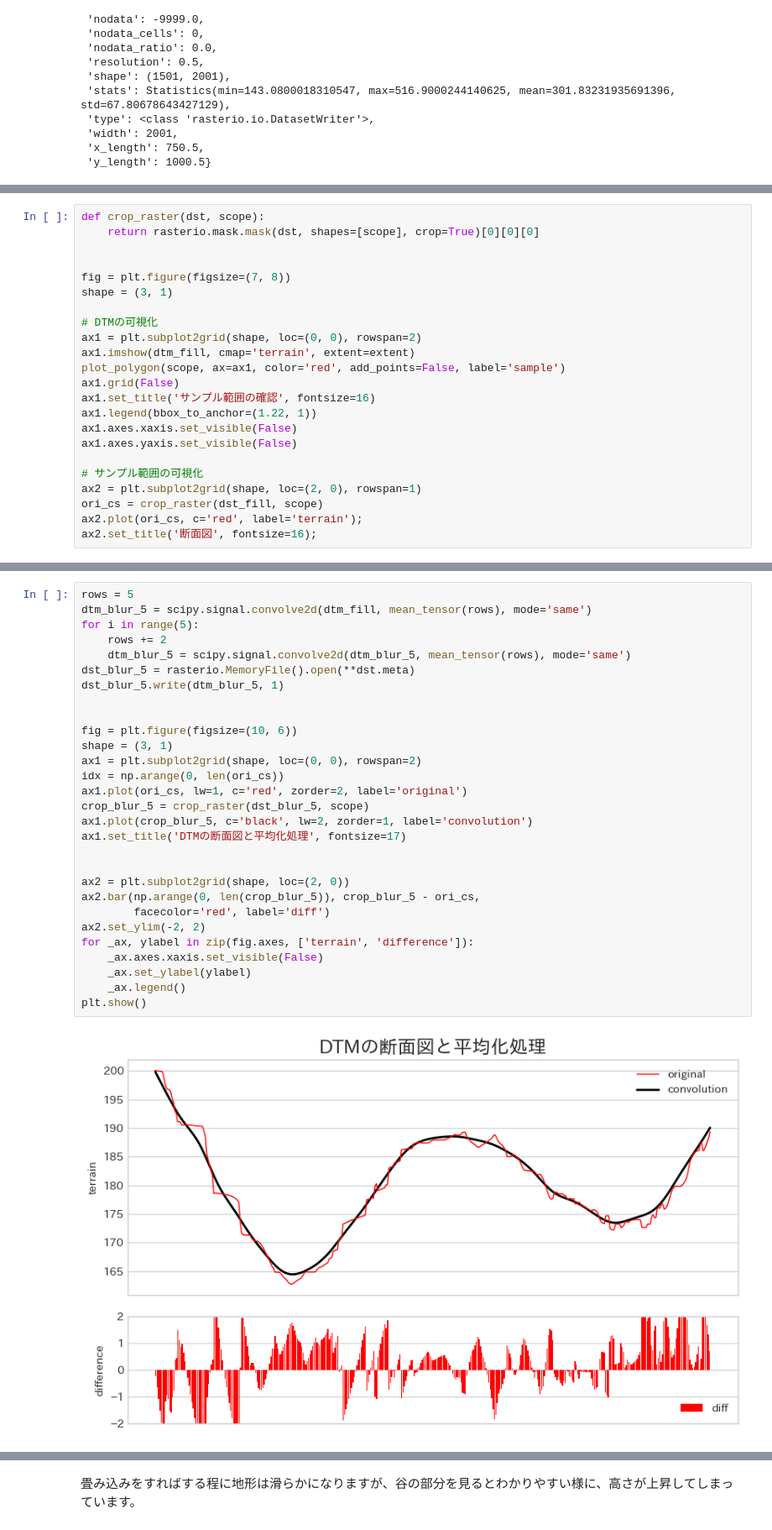
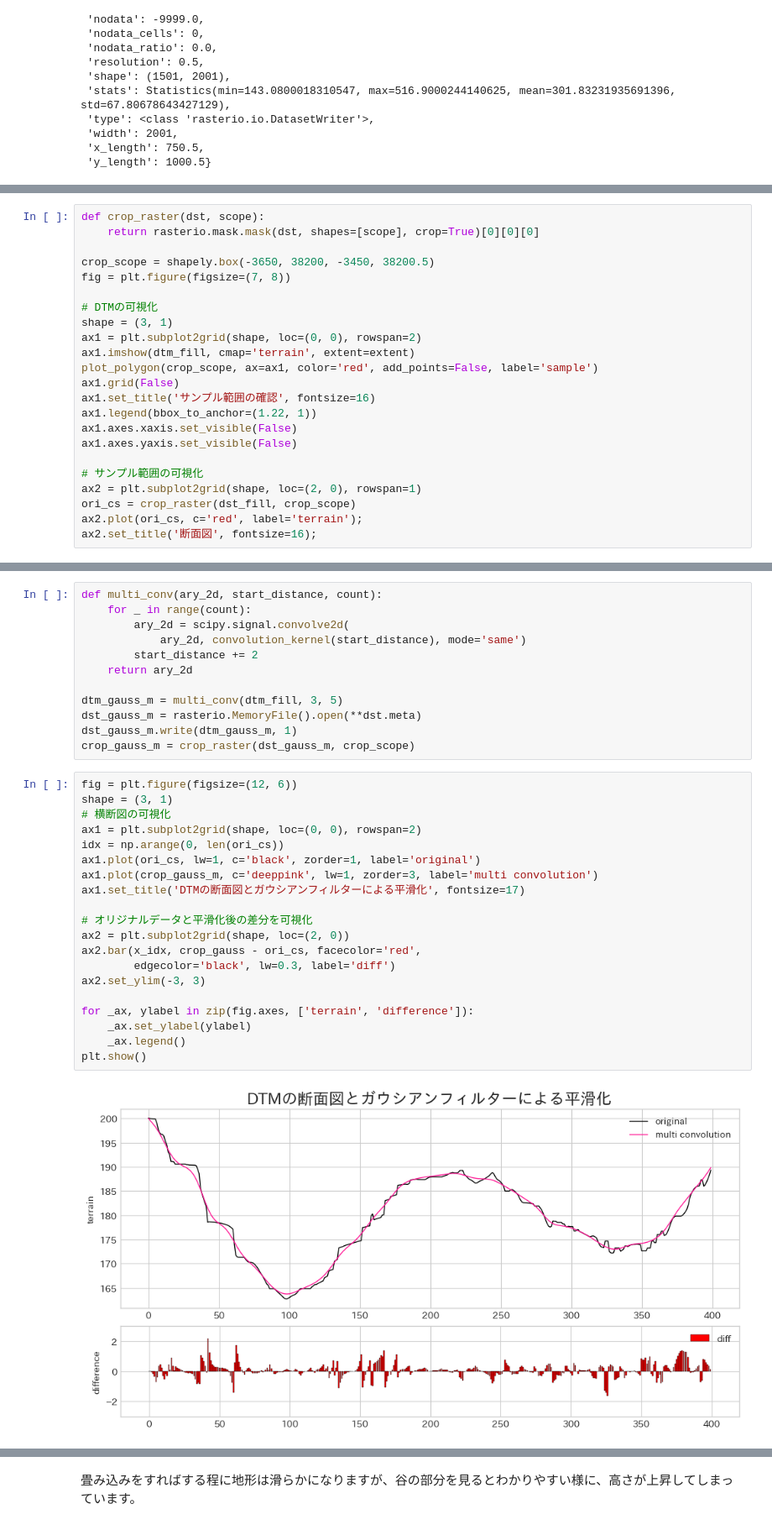
Before and after one commit to shingo405nagano/WriteZenn, a Jupyter notebook: notebooks/unfinished.ipynb, the cells around one changed output, grey strips where cells are left out. Shown at 84% size. Saved outputs shown, nothing was run; the diff lists cells and outputs as text.

```diff
--- a/notebooks/unfinished.ipynb
+++ b/notebooks/unfinished.ipynb
@@ -288,14 +292,14 @@ ax.grid(False)
 def crop_raster(dst, scope):
     return rasterio.mask.mask(dst, shapes=[scope], crop=True)[0][0][0]
 
-
+crop_scope = shapely.box(-3650, 38200, -3450, 38200.5)
 fig = plt.figure(figsize=(7, 8))
-shape = (3, 1)
 
 # DTMの可視化
+shape = (3, 1)
 ax1 = plt.subplot2grid(shape, loc=(0, 0), rowspan=2)
 ax1.imshow(dtm_fill, cmap='terrain', extent=extent)
-plot_polygon(scope, ax=ax1, color='red', add_points=False, label='sample')
+plot_polygon(crop_scope, ax=ax1, color='red', add_points=False, label='sample')
 ax1.grid(False)
 ax1.set_title('サンプル範囲の確認', fontsize=16)
 ax1.legend(bbox_to_anchor=(1.22, 1))
@@ -304,7 +308,7 @@ ax1.axes.yaxis.set_visible(False)
 
 # サンプル範囲の可視化
 ax2 = plt.subplot2grid(shape, loc=(2, 0), rowspan=1)
-ori_cs = crop_raster(dst_fill, scope)
+ori_cs = crop_raster(dst_fill, crop_scope)
 ax2.plot(ori_cs, c='red', label='terrain');
 ax2.set_title('断面図', fontsize=16);
 # %% [output]
@@ -354,31 +409,34 @@ plt.show()
+# %%
+def multi_conv(ary_2d, start_distance, count):
+    for _ in range(count):
+        ary_2d = scipy.signal.convolve2d(
+            ary_2d, convolution_kernel(start_distance), mode='same')
+        start_distance += 2
+    return ary_2d
+
+dtm_gauss_m = multi_conv(dtm_fill, 3, 5)
+dst_gauss_m = rasterio.MemoryFile().open(**dst.meta)
+dst_gauss_m.write(dtm_gauss_m, 1)
+crop_gauss_m = crop_raster(dst_gauss_m, crop_scope)
 # %%
-rows = 5
-dtm_blur_5 = scipy.signal.convolve2d(dtm_fill, mean_tensor(rows), mode='same')
-for i in range(5):
-    rows += 2
-    dtm_blur_5 = scipy.signal.convolve2d(dtm_blur_5, mean_tensor(rows), mode='same')
-dst_blur_5 = rasterio.MemoryFile().open(**dst.meta)
-dst_blur_5.write(dtm_blur_5, 1)
-
-
-fig = plt.figure(figsize=(10, 6))
+fig = plt.figure(figsize=(12, 6))
 shape = (3, 1)
+# 横断図の可視化
 ax1 = plt.subplot2grid(shape, loc=(0, 0), rowspan=2)
 idx = np.arange(0, len(ori_cs))
-ax1.plot(ori_cs, lw=1, c='red', zorder=2, label='original')
-crop_blur_5 = crop_raster(dst_blur_5, scope)
-ax1.plot(crop_blur_5, c='black', lw=2, zorder=1, label='convolution')
-ax1.set_title('DTMの断面図と平均化処理', fontsize=17)
+ax1.plot(ori_cs, lw=1, c='black', zorder=1, label='original')
+ax1.plot(crop_gauss_m, c='deeppink', lw=1, zorder=3, label='multi convolution')
+ax1.set_title('DTMの断面図とガウシアンフィルターによる平滑化', fontsize=17)
 
+# オリジナルデータと平滑化後の差分を可視化
+ax2 = plt.subplot2grid(shape, loc=(2, 0))
+ax2.bar(x_idx, crop_gauss - ori_cs, facecolor='red',
+        edgecolor='black', lw=0.3, label='diff')
+ax2.set_ylim(-3, 3)
 
-ax2 = plt.subplot2grid(shape, loc=(2, 0))
-ax2.bar(np.arange(0, len(crop_blur_5)), crop_blur_5 - ori_cs,
-        facecolor='red', label='diff')
-ax2.set_ylim(-2, 2)
 for _ax, ylabel in zip(fig.axes, ['terrain', 'difference']):
-    _ax.axes.xaxis.set_visible(False)
     _ax.set_ylabel(ylabel)
     _ax.legend()
 plt.show()
 # %% [output]
-[figure, old version]
+[figure, new version]
```
Also changed, not shown: parts of 18 cells of this notebook.
